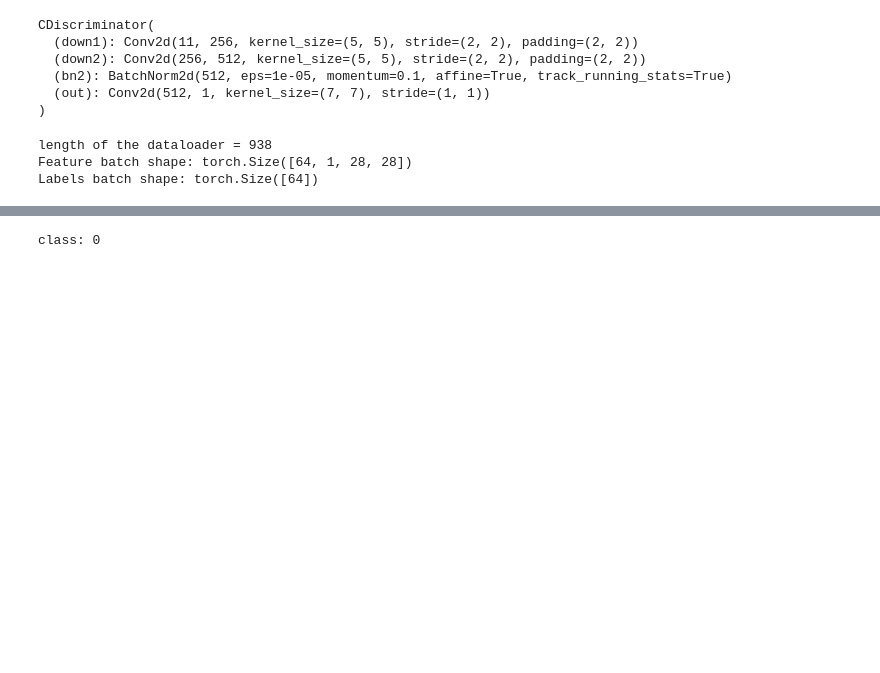
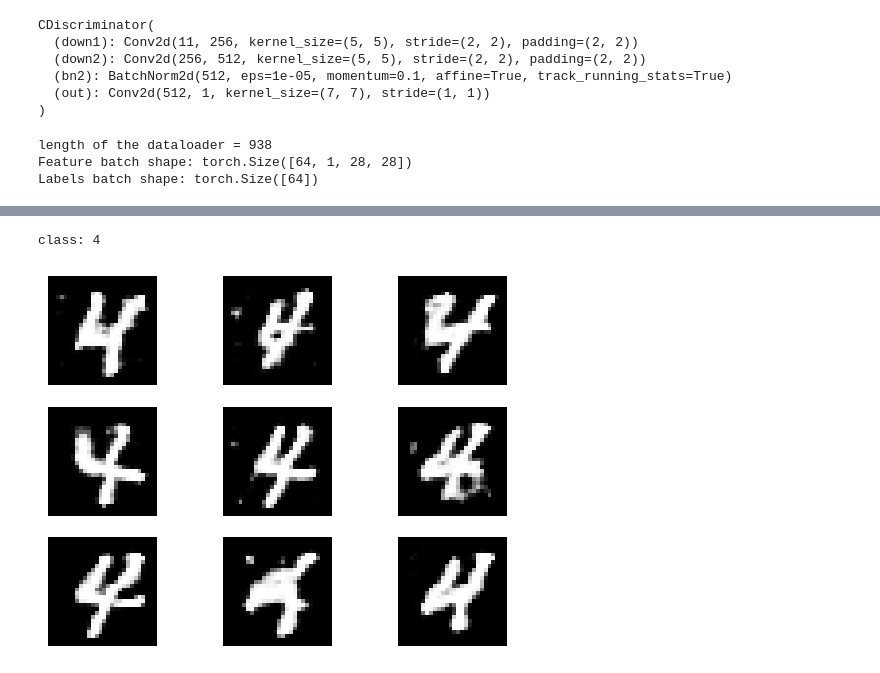
Before and after one commit to ouafi98/dcgan-from-scratch, a Jupyter notebook: CDCGAN.ipynb, the cells around one changed output, grey strips where cells are left out. Cells and saved outputs as stored; diff of their text form; code cells hidden in the pictures; blank space fills up the shorter version.

```diff
--- a/CDCGAN.ipynb
+++ b/CDCGAN.ipynb
@@ -309,17 +308,18 @@ plt.show()
 # %%
 # see what is generated
-z = torch.rand(64,100).to(device)
+z = torch.rand(9,100).to(device)
 c = random.randrange(10)
 print(f"class: {c}")
-c = F.one_hot(c * torch.ones(64, dtype=torch.long), 10).to(device)
+c = F.one_hot(c * torch.ones(9, dtype=torch.long), 10).to(device)
 generator.eval()
 generated_images = generator(z,c)
 generated_images = generated_images.cpu()
 
 fig, axs = plt.subplots(3, 3)
 for i in range(generated_images.shape[0]):
     axs[np.unravel_index(i, (3,3))].imshow(generated_images[i].squeeze().detach().numpy(), cmap="gray")
     axs[np.unravel_index(i, (3,3))].set_axis_off()
 plt.show()
 # %% [output]
-class: 0
+class: 4
+[figure, added]
```
Also changed, not shown: parts of 4 cells of this notebook, 4 other files.
